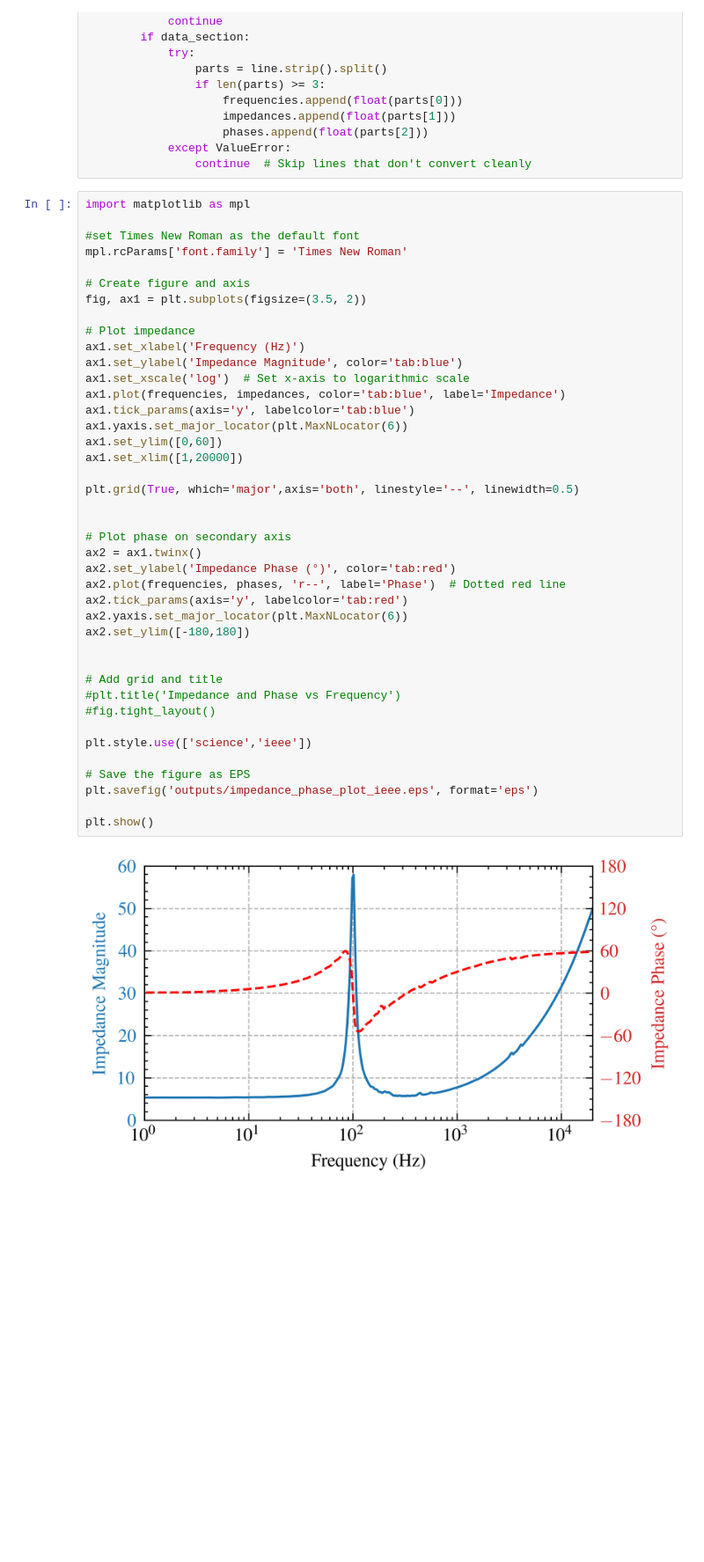
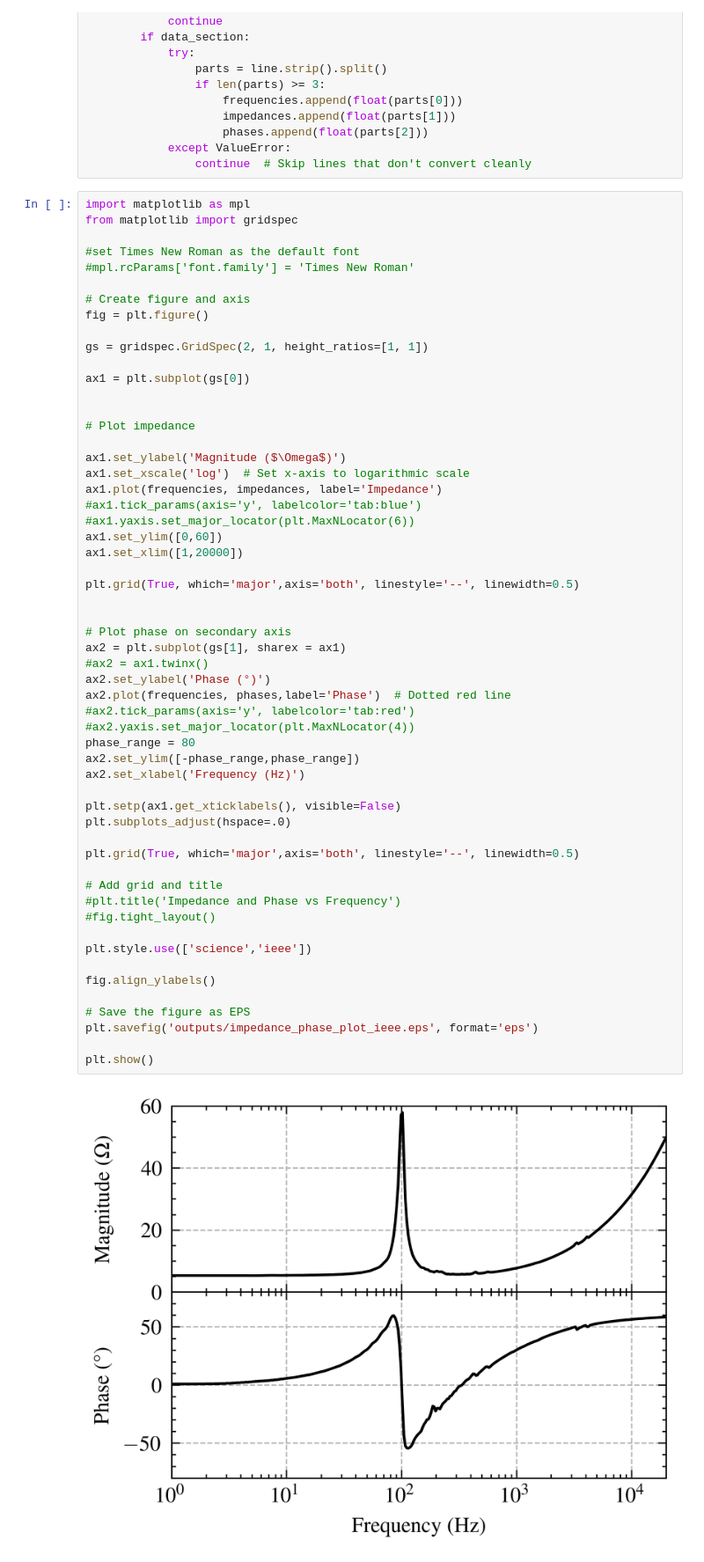
Before and after one commit to davisonaudio/HaptiCouplerNotebooks, a Jupyter notebook: impedance_phase_plot.ipynb, the cells around one changed output. Shown at 88% size. Drawn from its saved outputs; the diff is of its cells as text; blank space fills up the shorter version.

Commit message:
Finished switch to IEEE for impedance plot

```diff
--- a/impedance_phase_plot.ipynb
+++ b/impedance_phase_plot.ipynb
@@ -36,44 +36,59 @@ with open(file_path, 'r') as file:
                 continue  # Skip lines that don't convert cleanly
 # %%
 import matplotlib as mpl
+from matplotlib import gridspec
 
 #set Times New Roman as the default font
-mpl.rcParams['font.family'] = 'Times New Roman'
+#mpl.rcParams['font.family'] = 'Times New Roman'
 
 # Create figure and axis
-fig, ax1 = plt.subplots(figsize=(3.5, 2))
+fig = plt.figure()
+
+gs = gridspec.GridSpec(2, 1, height_ratios=[1, 1])
+
+ax1 = plt.subplot(gs[0])
+
 
 # Plot impedance
-ax1.set_xlabel('Frequency (Hz)')
-ax1.set_ylabel('Impedance Magnitude', color='tab:blue')
+
+ax1.set_ylabel('Magnitude ($\Omega$)')
 ax1.set_xscale('log')  # Set x-axis to logarithmic scale
-ax1.plot(frequencies, impedances, color='tab:blue', label='Impedance')
-ax1.tick_params(axis='y', labelcolor='tab:blue')
-ax1.yaxis.set_major_locator(plt.MaxNLocator(6))
+ax1.plot(frequencies, impedances, label='Impedance')
+#ax1.tick_params(axis='y', labelcolor='tab:blue')
+#ax1.yaxis.set_major_locator(plt.MaxNLocator(6))
 ax1.set_ylim([0,60])
 ax1.set_xlim([1,20000])
 
 plt.grid(True, which='major',axis='both', linestyle='--', linewidth=0.5)
 
 
 # Plot phase on secondary axis
-ax2 = ax1.twinx()
-ax2.set_ylabel('Impedance Phase (°)', color='tab:red')
-ax2.plot(frequencies, phases, 'r--', label='Phase')  # Dotted red line
-ax2.tick_params(axis='y', labelcolor='tab:red')
-ax2.yaxis.set_major_locator(plt.MaxNLocator(6))
-ax2.set_ylim([-180,180])
+ax2 = plt.subplot(gs[1], sharex = ax1)
+#ax2 = ax1.twinx()
+ax2.set_ylabel('Phase (°)')
+ax2.plot(frequencies, phases,label='Phase')  # Dotted red line
+#ax2.tick_params(axis='y', labelcolor='tab:red')
+#ax2.yaxis.set_major_locator(plt.MaxNLocator(4))
+phase_range = 80
+ax2.set_ylim([-phase_range,phase_range])
+ax2.set_xlabel('Frequency (Hz)')
 
+plt.setp(ax1.get_xticklabels(), visible=False)
+plt.subplots_adjust(hspace=.0)
+
+plt.grid(True, which='major',axis='both', linestyle='--', linewidth=0.5)
 
 # Add grid and title
 #plt.title('Impedance and Phase vs Frequency')
 #fig.tight_layout()
 
 plt.style.use(['science','ieee'])
 
+fig.align_ylabels()
+
 # Save the figure as EPS
 plt.savefig('outputs/impedance_phase_plot_ieee.eps', format='eps')
 
 plt.show()
 # %% [output]
-[figure, old version]
+[figure, new version]
```
